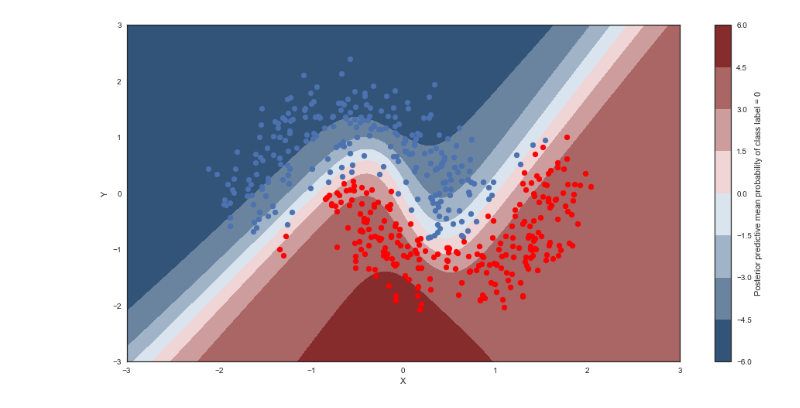
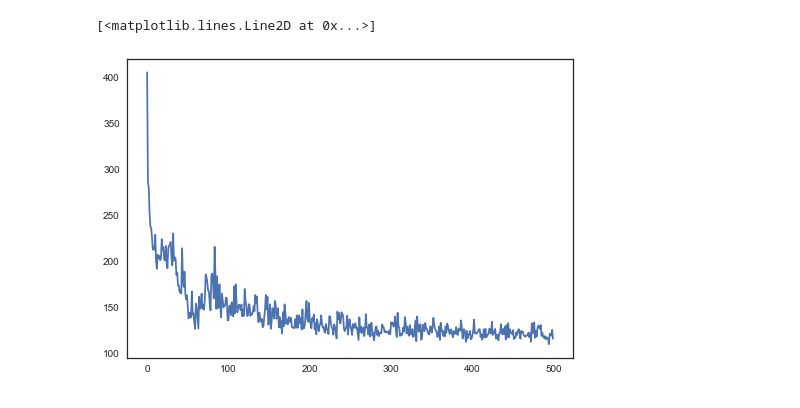
Before and after one commit to matttrent/mnist-uncertainty, a Jupyter notebook: notebooks/edward_supervised_classification.ipynb, the cells around one changed output. Drawn from its saved outputs; the diff is of its cells as text; code cells hidden in the pictures.

```diff
--- a/notebooks/edward_supervised_classification.ipynb
+++ b/notebooks/edward_supervised_classification.ipynb
@@ -36,7 +44,8 @@ print(X_test.shape, Y_test.shape)
 # %%
 H = 5
 
-X = tf.placeholder(tf.float32, [None, D])
+X    = tf.placeholder(tf.float32, [None, D])
+y_ph = tf.placeholder(tf.float32, [None])
 
 def neural_network(x, W_0, W_1, W_2, b_0, b_1, b_2):
     h = tf.tanh(tf.matmul(x, W_0) + b_0)
@@ -125 +211,6 @@ inference.run(n_iter=5000, n_samples=1)
+# %%
+plt.plot(losses)
+# %% [output]
+[<matplotlib.lines.Line2D at 0x...>]
+[figure, added]
 # %%
@@ -164,12 +255,10 @@ back_outputs = back_mus.eval()
 # %%
-cmap = sns.diverging_palette(250, 12, s=85, l=25, as_cmap=True)
-fig, ax = plt.subplots(figsize=(16, 8))
-contour = ax.contourf(Xx, Yy, back_outputs.mean(axis=0).reshape(100, 100), cmap=cmap)
-ax.scatter(X_test[pred==0, 0], X_test[pred==0, 1])
-ax.scatter(X_test[pred==1, 0], X_test[pred==1, 1], color='r')
-cbar = plt.colorbar(contour, ax=ax)
-_ = ax.set(xlim=(-3, 3), ylim=(-3, 3), xlabel='X', ylabel='Y');
-cbar.ax.set_ylabel('Posterior predictive mean probability of class label = 0');
+# cmap = sns.diverging_palette(250, 12, s=85, l=25, as_cmap=True)
+# fig, ax = plt.subplots(figsize=(16, 8))
+# contour = ax.contourf(Xx, Yy, back_outputs.mean(axis=0).reshape(100, 100), cmap=cmap)
+# ax.scatter(X_test[pred==0, 0], X_test[pred==0, 1])
+# ax.scatter(X_test[pred==1, 0], X_test[pred==1, 1], color='r')
+# cbar = plt.colorbar(contour, ax=ax)
+# _ = ax.set(xlim=(-3, 3), ylim=(-3, 3), xlabel='X', ylabel='Y');
+# cbar.ax.set_ylabel('Posterior predictive mean probability of class label = 0');
-# %% [output]
-[figure, removed]
 # %%
```
Also changed, not shown: parts of 23 cells of this notebook, 1 other file.
